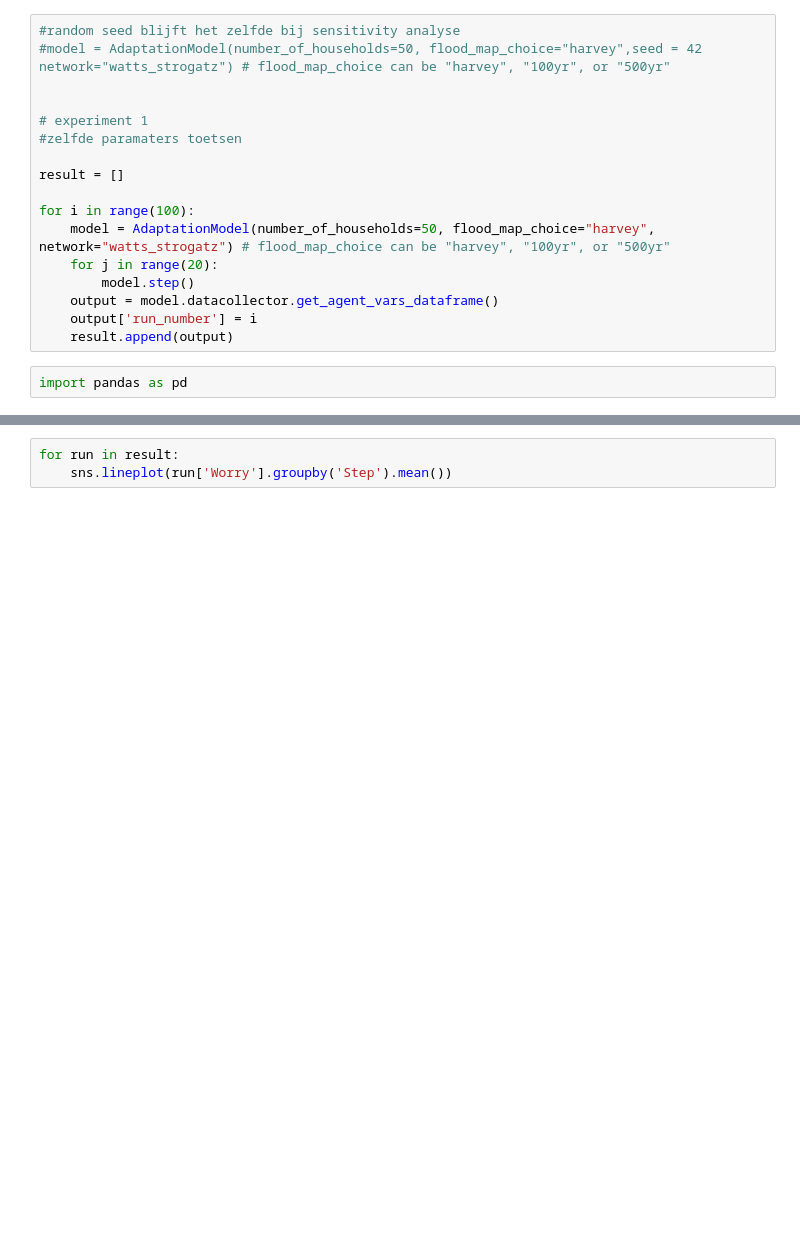
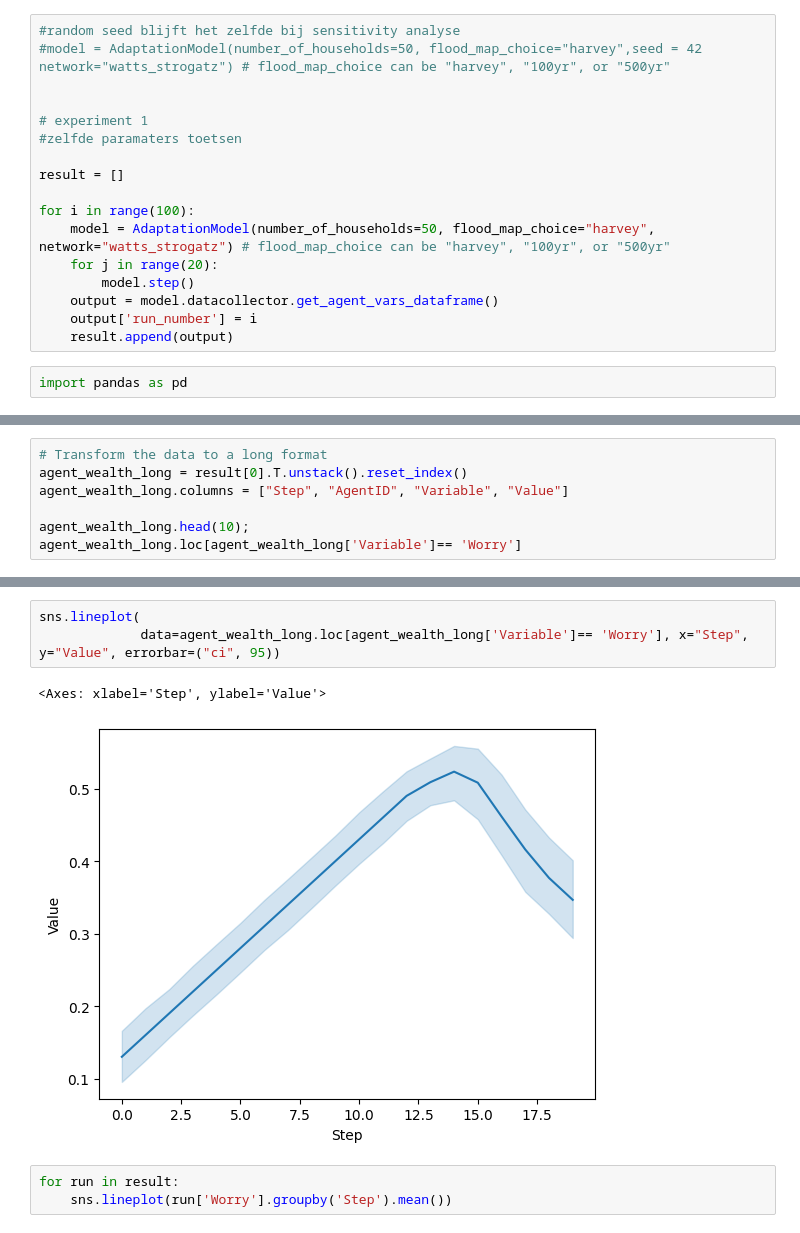
Before and after one commit to thomaslautenb/ABM, a Jupyter notebook: base_model_group1/base_model_mesa/model/demo.ipynb, the cells around one changed output, grey strips where cells are left out. Cells and saved outputs as stored; diff of their text form; blank space fills up the shorter version.

Commit message:
nice visualisation

```diff
--- a/base_model_group1/base_model_mesa/model/demo.ipynb
+++ b/base_model_group1/base_model_mesa/model/demo.ipynb
@@ -127 +127,8 @@ Step
 Name: Worry, dtype: float64
+# %%
+# Transform the data to a long format
+agent_wealth_long = result[0].T.unstack().reset_index()
+agent_wealth_long.columns = ["Step", "AgentID", "Variable", "Value"]
+
+agent_wealth_long.head(10);
+agent_wealth_long.loc[agent_wealth_long['Variable']== 'Worry']
@@ -128,3 +149,9 @@ Name: Worry, dtype: float64
+# %%
+sns.lineplot(
+             data=agent_wealth_long.loc[agent_wealth_long['Variable']== 'Worry'], x="Step", y="Value", errorbar=("ci", 95))
+# %% [output]
+<Axes: xlabel='Step', ylabel='Value'>
+[figure, added]
 # %%
 for run in result:
     sns.lineplot(run['Worry'].groupby('Step').mean())
```
Also changed, not shown: parts of 3 cells of this notebook.
